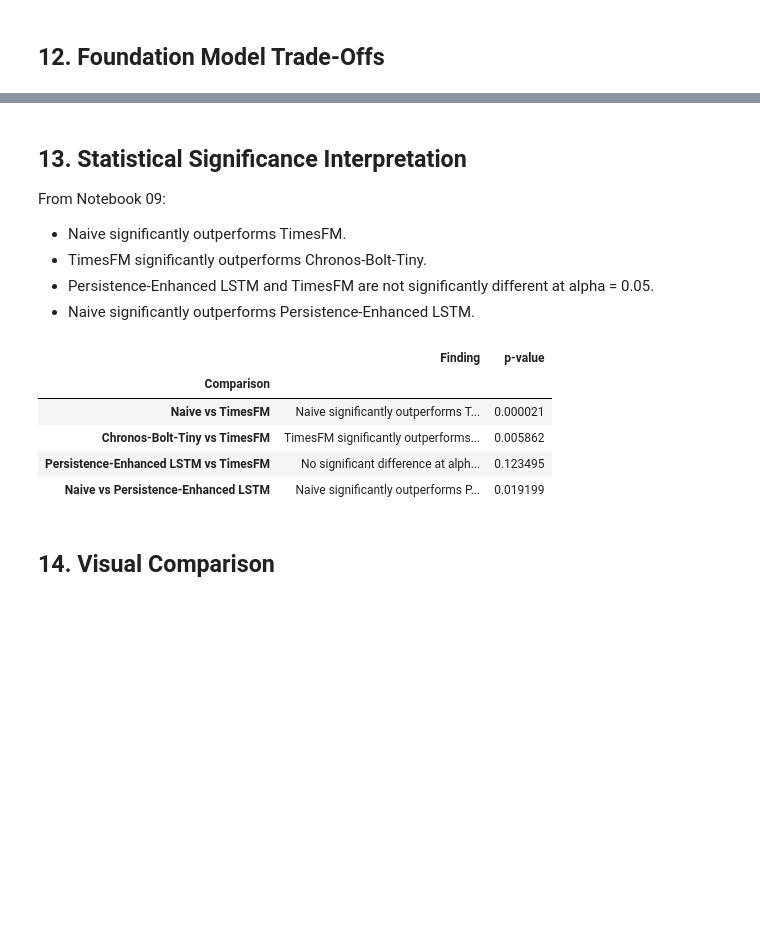
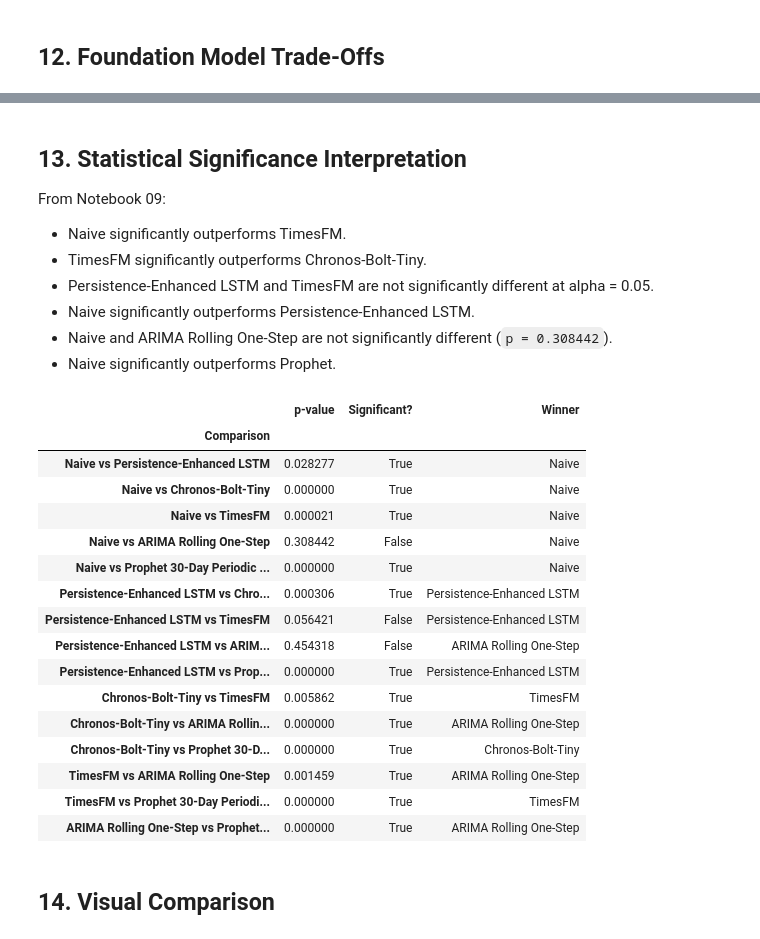
Before and after one commit to mdsoadsolaiman/Time-Series-Foundation-Models, a Jupyter notebook: notebooks/06_Trustworthiness.ipynb, the cells around one changed output, grey strips where cells are left out. Cells and saved outputs as stored; diff of their text form; code cells hidden in the pictures; blank space fills up the shorter version.

Commit message:
docs: align Bitcoin narratives with final evidence

```diff
--- a/notebooks/06_Trustworthiness.ipynb
+++ b/notebooks/06_Trustworthiness.ipynb
@@ -735,23 +737,31 @@ From Notebook 09:
 - TimesFM significantly outperforms Chronos-Bolt-Tiny.
 - Persistence-Enhanced LSTM and TimesFM are not significantly different at alpha = 0.05.
 - Naive significantly outperforms Persistence-Enhanced LSTM.
+- Naive and ARIMA Rolling One-Step are not significantly different (`p = 0.308442`).
+- Naive significantly outperforms Prophet.
 # %%
-statistical_significance_summary = pd.DataFrame(
-    [
-        {"Comparison": "Naive vs TimesFM", "Finding": "Naive significantly outperforms TimesFM", "p-value": 0.000021},
-        {"Comparison": "Chronos-Bolt-Tiny vs TimesFM", "Finding": "TimesFM significantly outperforms Chronos-Bolt-Tiny", "p-value": 0.005862},
-        {"Comparison": "Persistence-Enhanced LSTM vs TimesFM", "Finding": "No significant difference at alpha = 0.05", "p-value": 0.123495},
-        {"Comparison": "Naive vs Persistence-Enhanced LSTM", "Finding": "Naive significantly outperforms Persistence-Enhanced LSTM", "p-value": 0.019199},
-    ]
-).set_index("Comparison")
+statistical_significance_summary = pd.read_csv(
+    PROJECT_ROOT / "results" / "bitcoin_dm_pairwise_results.csv", index_col="Comparison"
+)[["p-value", "Significant?", "Winner"]]
 statistical_significance_summary
 # %% [output]
-|  | Finding | p-value |
-| Comparison |  |  |
-| Naive vs TimesFM | Naive significantly outperforms T... | 0.000021 |
-| Chronos-Bolt-Tiny vs TimesFM | TimesFM significantly outperforms... | 0.005862 |
-| Persistence-Enhanced LSTM vs TimesFM | No significant difference at alph... | 0.123495 |
-| Naive vs Persistence-Enhanced LSTM | Naive significantly outperforms P... | 0.019199 |
+|  | p-value | Significant? | Winner |
+| Comparison |  |  |  |
+| Naive vs Persistence-Enhanced LSTM | 0.028277 | True | Naive |
+| Naive vs Chronos-Bolt-Tiny | 0.000000 | True | Naive |
+| Naive vs TimesFM | 0.000021 | True | Naive |
+| Naive vs ARIMA Rolling One-Step | 0.308442 | False | Naive |
+| Naive vs Prophet 30-Day Periodic ... | 0.000000 | True | Naive |
+| Persistence-Enhanced LSTM vs Chro... | 0.000306 | True | Persistence-Enhanced LSTM |
+| Persistence-Enhanced LSTM vs TimesFM | 0.056421 | False | Persistence-Enhanced LSTM |
+| Persistence-Enhanced LSTM vs ARIM... | 0.454318 | False | ARIMA Rolling One-Step |
+| Persistence-Enhanced LSTM vs Prop... | 0.000000 | True | Persistence-Enhanced LSTM |
+| Chronos-Bolt-Tiny vs TimesFM | 0.005862 | True | TimesFM |
+| Chronos-Bolt-Tiny vs ARIMA Rollin... | 0.000000 | True | ARIMA Rolling One-Step |
+| Chronos-Bolt-Tiny vs Prophet 30-D... | 0.000000 | True | Chronos-Bolt-Tiny |
+| TimesFM vs ARIMA Rolling One-Step | 0.001459 | True | ARIMA Rolling One-Step |
+| TimesFM vs Prophet 30-Day Periodi... | 0.000000 | True | TimesFM |
+| ARIMA Rolling One-Step vs Prophet... | 0.000000 | True | ARIMA Rolling One-Step |
 # %% [markdown]
 ## 14. Visual Comparison
 # %%
```
Also changed, not shown: parts of 4 cells of this notebook, 5 other files.
